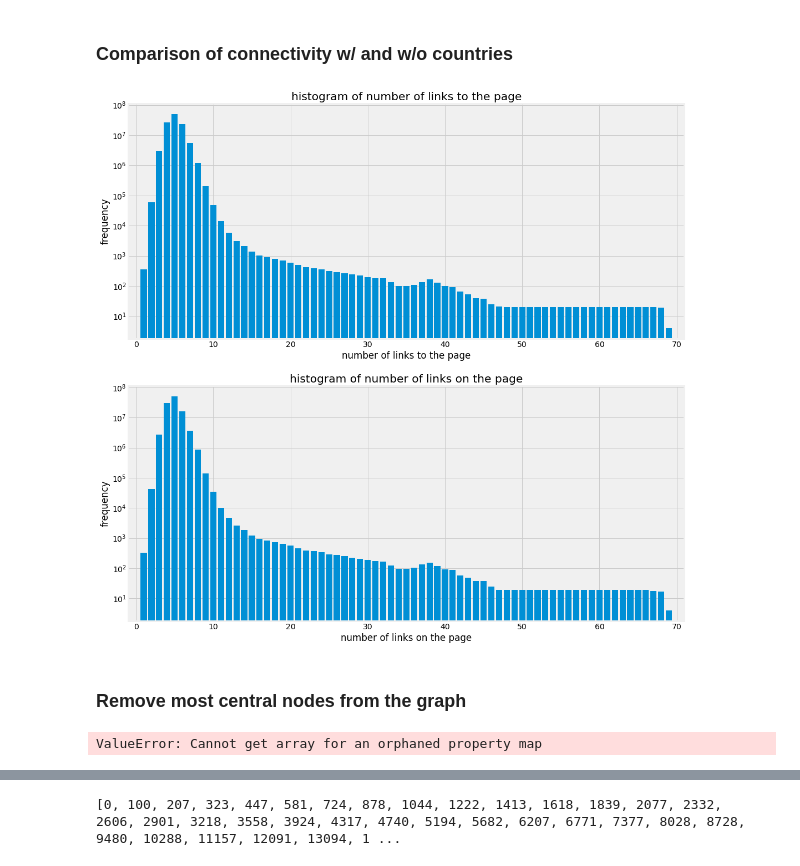
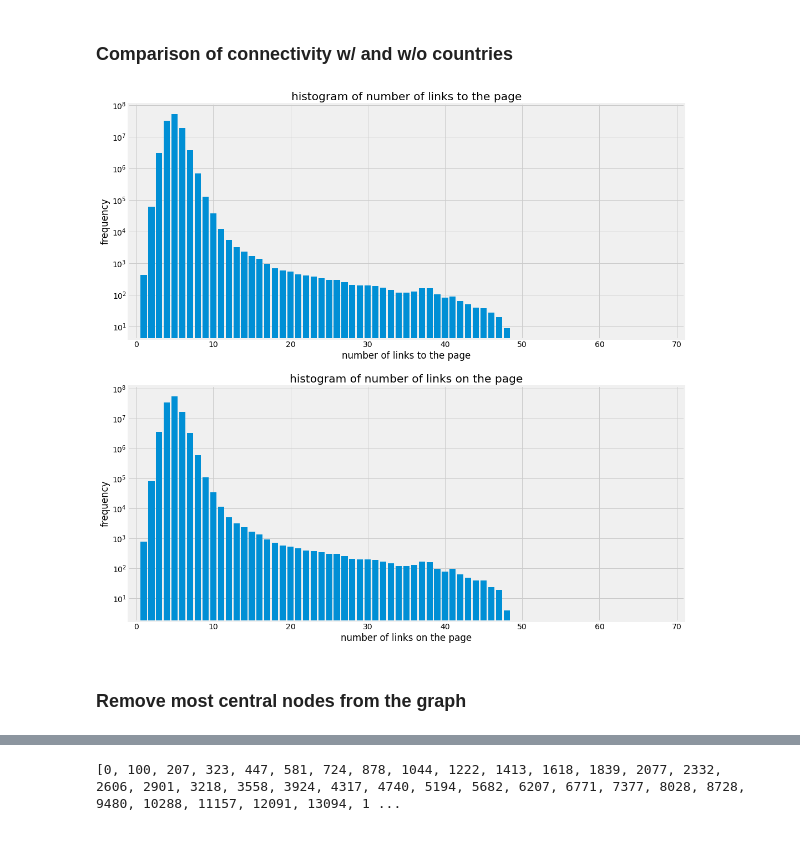
Before and after one commit to seedubjay/wikipedia-graph, a Jupyter notebook: analysis/Untitled2.ipynb, the cells around one changed output, grey strips where cells are left out. Drawn from its saved outputs; the diff is of its cells as text; code cells hidden in the pictures.

```diff
--- a/analysis/Untitled2.ipynb
+++ b/analysis/Untitled2.ipynb
@@ -89,10 +89,10 @@ for v in np.argsort(dist.a)[::-1]:
 ### Histogram of distances
 # %%
 
-sources = np.random.choice(list(lc_graph.vertices()), 1000, replace=False)
+sources = np.random.choice(list(graph.vertices()), 1000, replace=False)
 
 def get_dists(source):
-    return gt.shortest_distance(lc_graph, source).a[lc_graph.get_vertices()]
+    return gt.shortest_distance(graph, source).a[graph.get_vertices()]
 
 dist = np.concatenate(list(map(get_dists, tqdm(sources))))
 u, ucount = np.unique(dist,return_counts=True)
@@ -114,3 +114,8 @@ plt.show()
 # %%
+possiblefreq = ufreq[u < 2e9]
+possibleu = u[u < 2e9]
+
+possiblefreq /= np.sum(possiblefreq)
+
 with open(RESULTS_DIR + f"{DUMP_LANG}wiki-{DUMP_DATE}-path-length-frequency.json", "w") as f:
-    json.dump([{"x": int(i[0]), "y": i[1]} for i in zip(u,ufreq)], f)
+    json.dump([{"x": int(i[0]), "y": i[1]} for i in zip(possibleu,possiblefreq)], f)
@@ -194,32 +198,32 @@ plt.show()
 # %%
 fig, axs = plt.subplots(2,figsize=(16,16))
 fig.patch.set_facecolor('white')
 
 hist_type = ['number of links to the page','number of links on the page']
 
 cfilter = lc_graph.new_vp('bool',val=True)
-with open('resources/country-codes.pkl', 'rb') as f:
+with open('../tools/country-codes.pkl', 'rb') as f:
     d = pickle.load(f)
     for i in d:
         if d[i] in title_index_map: cfilter[title_index_map[d[i]]] = False
 
 for i in range(2):
     lc_graph.set_vertex_filter([None,cfilter][i])
     hist = gt.distance_histogram(graph, samples=20)[0]
     lc_graph.clear_filters()
 
     ax = axs.flat[i]
     ax.bar(np.arange(hist.size), hist)
     ax.set_title('histogram of ' + hist_type[i])
     ax.set_xlabel(hist_type[i])
     ax.set_xlim(-1,71)
     ax.set_yscale('log')
     ax.set_ylabel('frequency')
 #     ax.label_outer()
 
 plt.show()
 # %% [output]
-[figure, old version]
+[figure, new version]
 # %% [markdown]
 ### Remove most central nodes from the graph
 # %%
@@ -237,4 +242,0 @@ else:
-# %%
-for v in np.argsort(vb_map.a)[::-1][:30]: print(v, vb_map[v], lc_graph.vp.title[v])
-# %% [output]
-ValueError: Cannot get array for an orphaned property map
```
Also changed, not shown: parts of 13 cells of this notebook, 2 other files.
